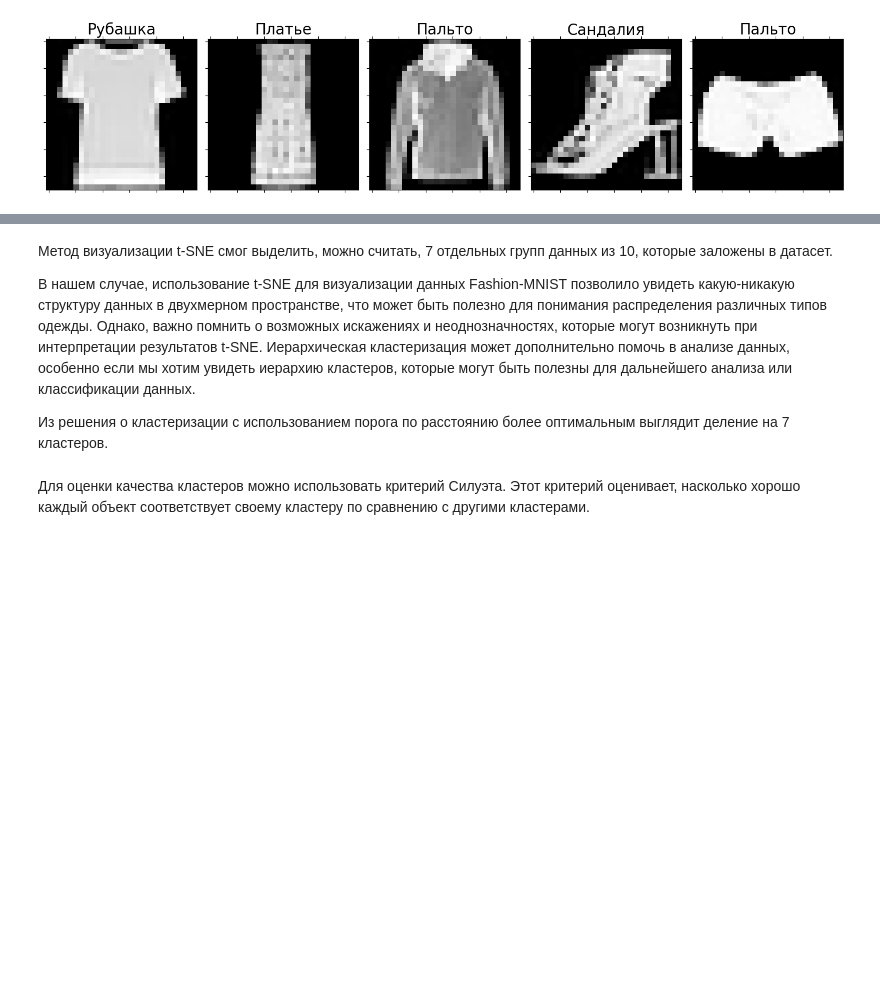
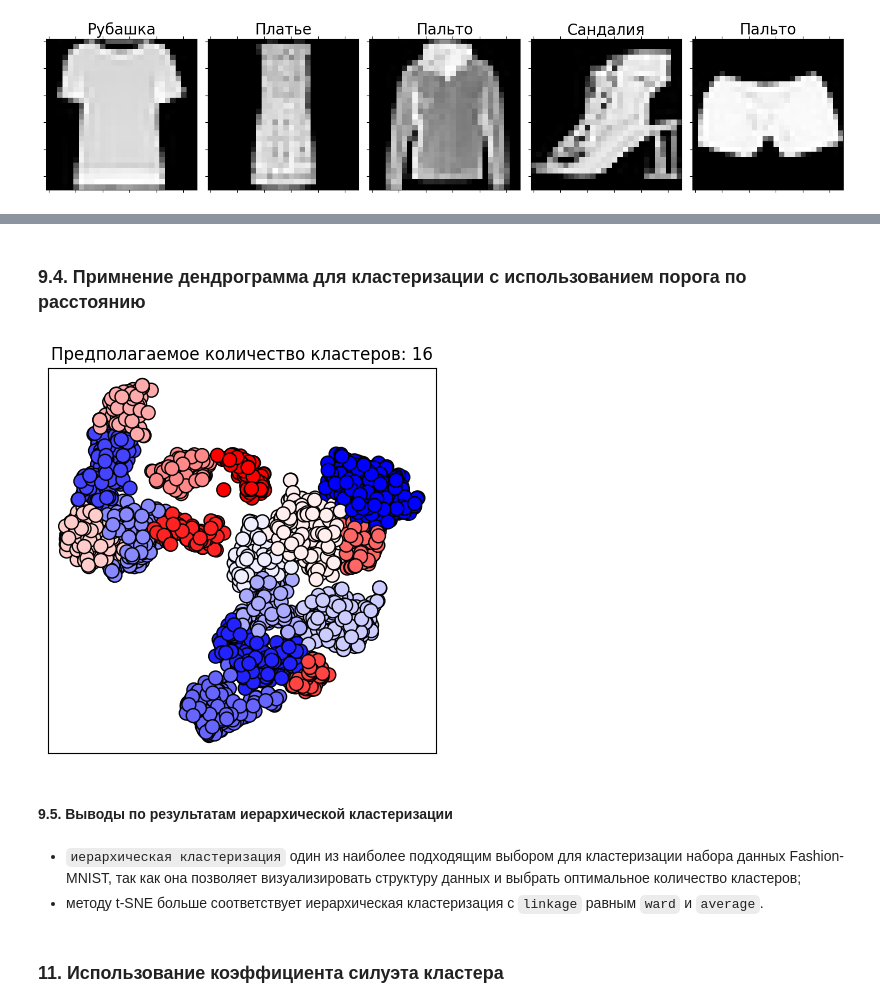
Before and after one commit to Losyash/mbml_II_hw, a Jupyter notebook: lab2/notebook.ipynb, the cells around one changed output, grey strips where cells are left out. Cells and saved outputs as stored; diff of their text form; code cells hidden in the pictures; blank space fills up the shorter version.

````diff
--- a/lab2/notebook.ipynb
+++ b/lab2/notebook.ipynb
@@ -356,36 +372,35 @@ plot_dendrogram(hc_ward, write_split=1, truncate_mode='level', p=4)
+# %% [markdown]
+### 9.4. Примнение дендрограмма для кластеризации с использованием порога по расстоянию
 # %%
 #@title Задание distance_threshold { run: "auto" }
 #@markdown Можно писать число
-dt = 140 #@param {type:"number"}
-
+distance_threshold = 140 #@param {type:"number"}
 
 # создаем объект
-hc = AgglomerativeClustering(distance_threshold=dt,
-                                n_clusters=None,
-                                linkage='ward')
-# обучаем на данных
-hc = hc.fit(tsne_results_50)
+hierarchical_classifier = AgglomerativeClustering(
+  distance_threshold=distance_threshold,
+  n_clusters=None,
+  linkage='ward'
+)
 
-# предсказываем метки кластеров для данных
-labels=hc.fit_predict(tsne_results_50)
+hierarchical_classifier = hierarchical_classifier.fit(tsne_50_results)
+n_clusters_ = hierarchical_classifier.n_clusters_
 
-# визуализируем с подкрашиванием
-plt.figure(figsize=(5,5))
-plt.scatter(tsne_results_50[:, 0], tsne_results_50[:, 1], cmap = 'bwr',
-            c=labels, edgecolors = 'k',
-             s=100)
+labels = hierarchical_classifier.fit_predict(tsne_50_results)
 
-n_clusters_ = hc.n_clusters_
+plt.figure(figsize=(5, 5))
+plt.scatter(tsne_50_results[:, 0], tsne_50_results[:, 1], cmap='bwr', c=labels, edgecolors='k', s=100)
 plt.title('Предполагаемое количество кластеров: %d' % n_clusters_)
 plt.xticks([],[])
 plt.yticks([],[])
 plt.grid()
+# %% [output]
+[figure, added]
-# %% [markdown]
-Метод визуализации t-SNE смог выделить, можно считать, 7 отдельных групп данных из 10, которые заложены в датасет.
-
-В нашем случае, использование t-SNE для визуализации данных Fashion-MNIST позволило увидеть какую-никакую структуру данных в двухмерном пространстве, что может быть полезно для понимания распределения различных типов одежды. Однако, важно помнить о возможных искажениях и неоднозначностях, которые могут возникнуть при интерпретации результатов t-SNE. Иерархическая кластеризация может дополнительно помочь в анализе данных, особенно если мы хотим увидеть иерархию кластеров, которые могут быть полезны для дальнейшего анализа или классификации данных.
-
-Из решения о кластеризации с использованием порога по расстоянию более оптимальным выглядит деление на 7 кластеров.
-# %% [markdown]
-Для оценки качества кластеров можно использовать критерий Силуэта. Этот критерий оценивает, насколько хорошо каждый объект соответствует своему кластеру по сравнению с другими кластерами.
+# %% [markdown]
+#### 9.5. Выводы по результатам иерархической кластеризации
+# %% [markdown]
+- ```иерархическая кластеризация``` один из наиболее подходящим выбором для кластеризации набора данных Fashion-MNIST, так как она позволяет визуализировать структуру данных и выбрать оптимальное количество кластеров;
+- методу t-SNE больше соответствует иерархическая кластеризация с ```linkage``` равным ```ward``` и ```average```.
+# %% [markdown]
+### 11. Использование коэффициента силуэта кластера
 # %%
````
Also changed, not shown: parts of 44 cells of this notebook.
